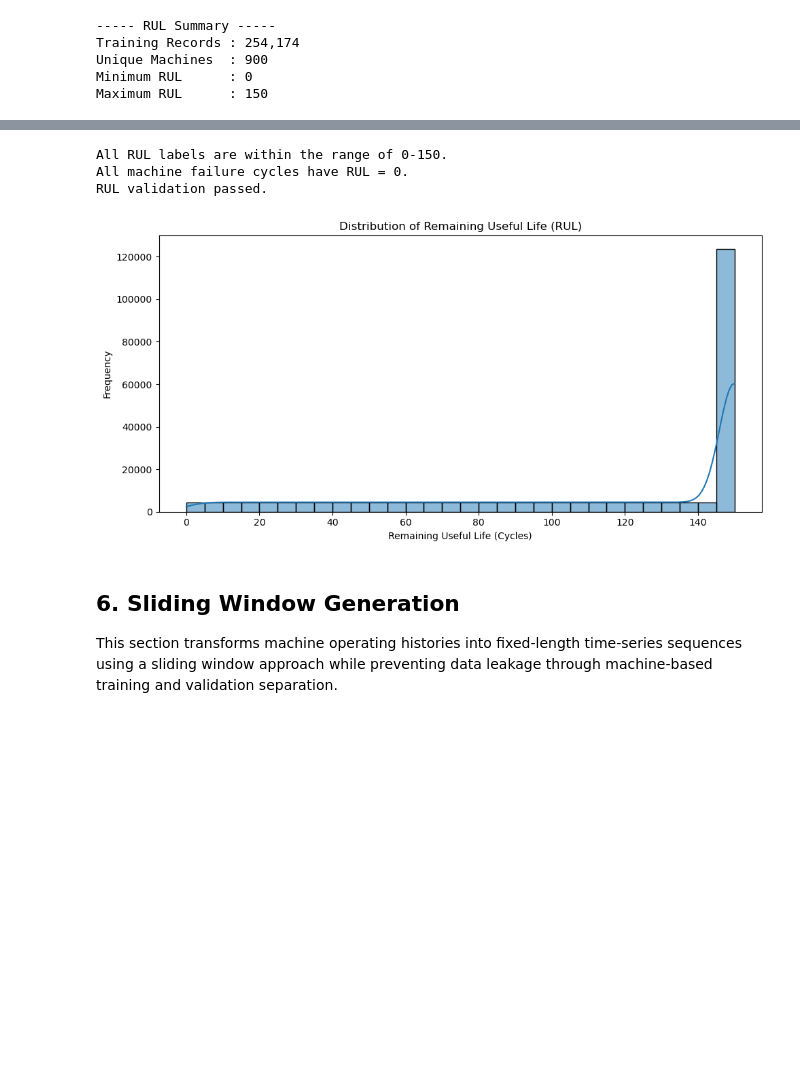
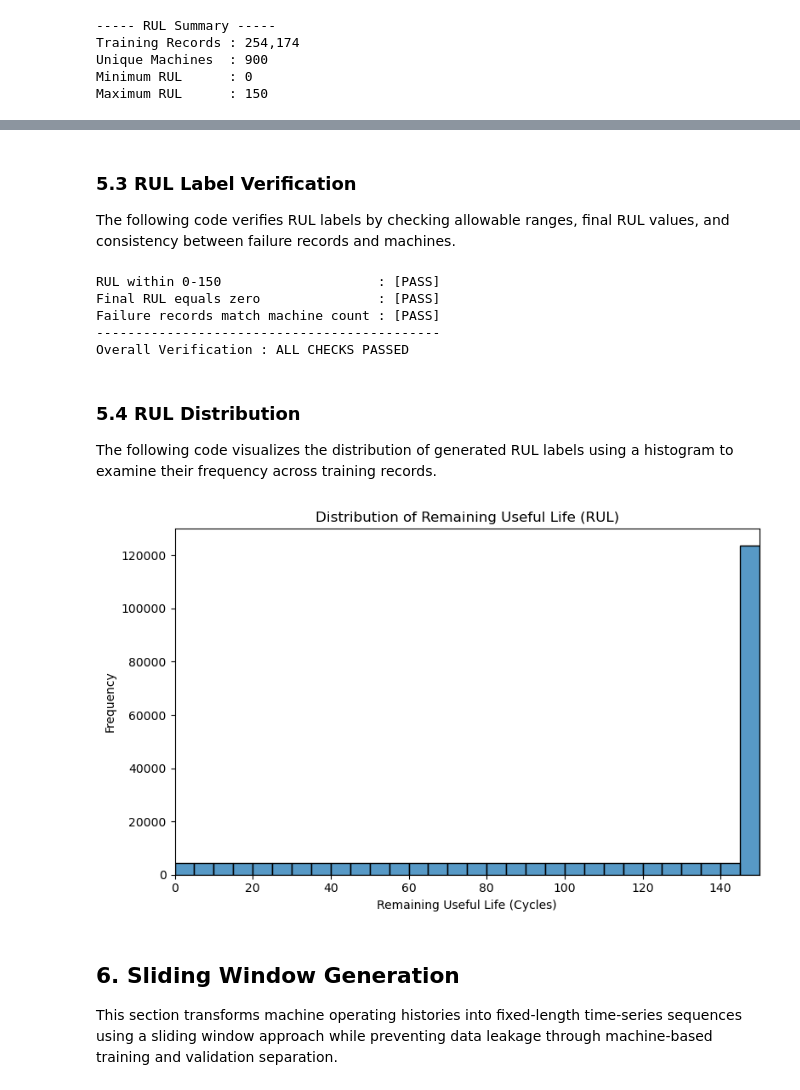
Before and after one commit to kinanpta/Deep-Learning-Midterm-Group-6, a Jupyter notebook: kode/task2_regression.ipynb, the cells around one changed output, grey strips where cells are left out. Saved outputs shown, nothing was run; the diff lists cells and outputs as text; code cells hidden in the pictures; blank space fills up the shorter version.

```diff
--- a/kode/task2_regression.ipynb
+++ b/kode/task2_regression.ipynb
@@ -1245,23 +1245,23 @@ This subsection generates Remaining Useful Life (RUL) labels by calculating the
 # %%
-train_labeled = train.sort_values(
+training_rul = train.sort_values(
     ["id_unit", "siklus"]
 ).copy()
 
 failure_cycle = (
-    train_labeled.groupby("id_unit")["siklus"]
+    training_rul.groupby("id_unit")["siklus"]
     .transform("max")
 )
 
-train_labeled["rul"] = (
-    failure_cycle - train_labeled["siklus"]
+training_rul["rul"] = (
+    failure_cycle - training_rul["siklus"]
 ).clip(lower=0, upper=150)
 
 print("----- RUL Summary -----")
 data = {
-    "Training Records": f"{len(train_labeled):,}",
-    "Unique Machines": f"{train_labeled['id_unit'].nunique():,}",
-    "Minimum RUL": train_labeled["rul"].min(),
-    "Maximum RUL": train_labeled["rul"].max()
+    "Training Records": f"{len(training_rul):,}",
+    "Unique Machines": f"{training_rul['id_unit'].nunique():,}",
+    "Minimum RUL": training_rul["rul"].min(),
+    "Maximum RUL": training_rul["rul"].max()
 }
 
 width = max(len(label) for label in data)
@@ -1316,36 +1336,67 @@ Machine-Level RUL Summary
 | 12 | 1 | 311 | 311 | 150 | 0 |
 | 13 | 1 | 199 | 199 | 150 | 0 |
 | 14 | 1 | 172 | 172 | 150 | 0 |
+# %% [markdown]
+### 5.3 RUL Label Verification
+
+The following code verifies RUL labels by checking allowable ranges, final RUL values, and consistency between failure records and machines.
 # %%
-assert train_labeled["rul"].between(0, 150).all()
-last_records = train_labeled.groupby("id_unit").tail(1)
-assert (last_records["rul"] == 0).all()
+last_records = (
+    training_rul.groupby("id_unit")
+    .tail(1)
+)
 
-print("All RUL labels are within the range of 0-150.")
-print("All machine failure cycles have RUL = 0.")
-print("RUL validation passed.")
+checks = {
+    "RUL within 0-150": training_rul["rul"].between(0, 150).all(),
+    "Final RUL equals zero": last_records["rul"].eq(0).all(),
+    "Failure records match machine count": (
+        len(last_records) == training_rul["id_unit"].nunique()
+    ),
+}
+
+width = max(len(label) for label in checks)
+
+for label, passed in checks.items():
+    status = "PASS" if passed else "FAIL"
+    print(f"{label:<{width}} : [{status}]")
+
+if not all(checks.values()):
+    raise AssertionError("RUL label verification failed.")
+
+print("-" * (width + 9))
+print("Overall Verification : ALL CHECKS PASSED")
 # %% [output]
-All RUL labels are within the range of 0-150.
-All machine failure cycles have RUL = 0.
-RUL validation passed.
+RUL within 0-150                    : [PASS]
+Final RUL equals zero               : [PASS]
+Failure records match machine count : [PASS]
+--------------------------------------------
+Overall Verification : ALL CHECKS PASSED
+# %% [markdown]
+### 5.4 RUL Distribution
+
+The following code visualizes the distribution of generated RUL labels using a histogram to examine their frequency across training records.
 # %%
-plt.figure(figsize=(10, 5))
+fig, ax = plt.subplots(figsize=(8, 5))
 
 sns.histplot(
-    data=train_labeled,
+    data=training_rul,
     x="rul",
     bins=30,
-    kde=True
+    ax=ax
 )
 
-plt.title("Distribution of Remaining Useful Life (RUL)")
-plt.xlabel("Remaining Useful Life (Cycles)")
-plt.ylabel("Frequency")
+ax.set_title(
+    "Distribution of Remaining Useful Life (RUL)"
+)
+
+ax.set_xlabel("Remaining Useful Life (Cycles)")
+ax.set_ylabel("Frequency")
+ax.set_xlim(0, 150)
 
 plt.tight_layout()
 plt.show()
 # %% [output]
-[figure, old version]
+[figure, new version]
 # %% [markdown]
 ## 6. Sliding Window Generation
 
```
Also changed, not shown: parts of 3 cells of this notebook.
